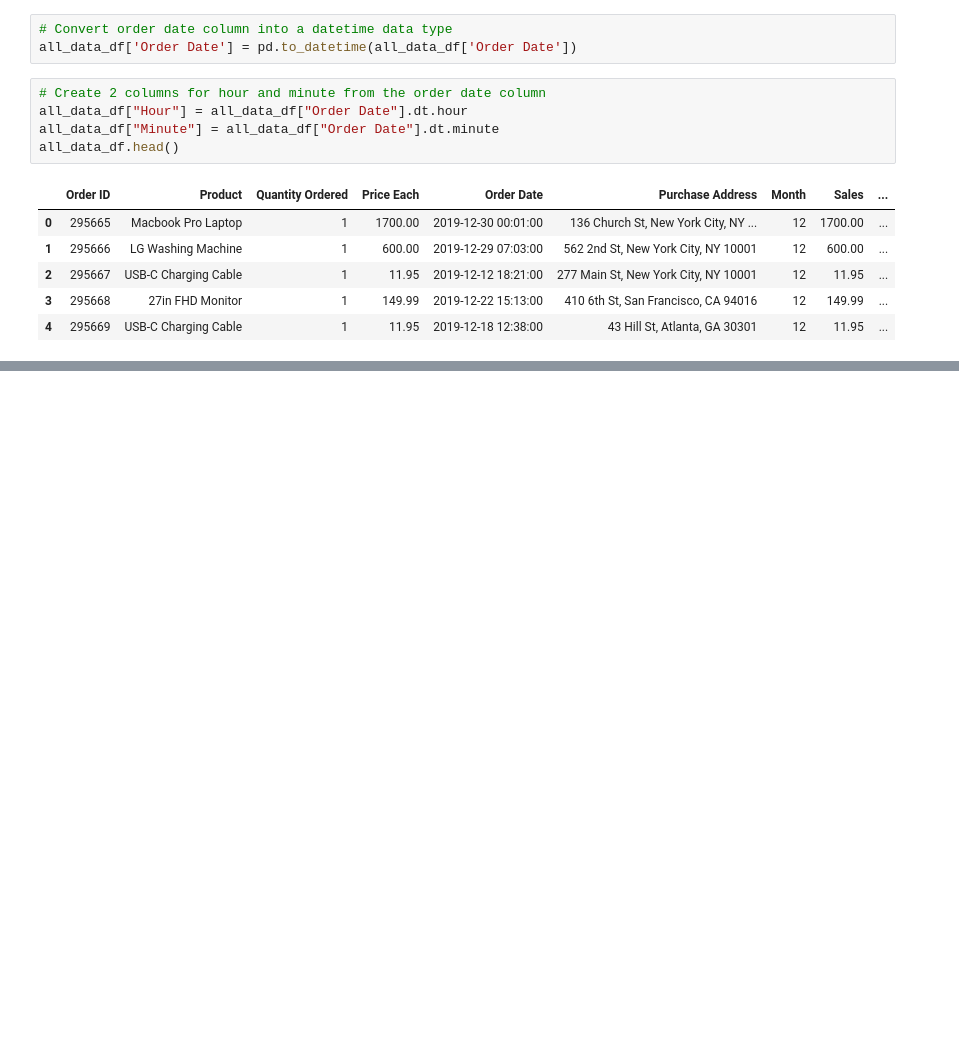
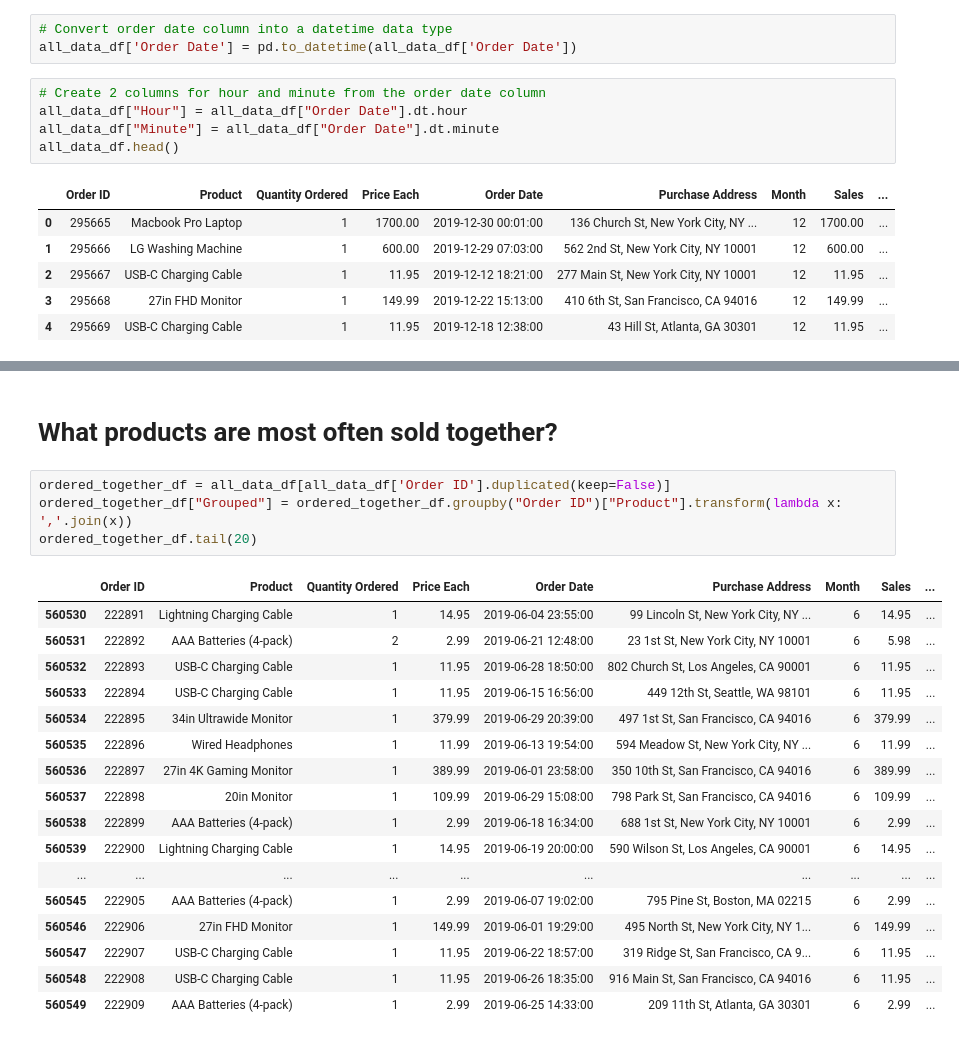
Before and after one commit to bburwinkel0721/Pandas-Data-Science-Tasks, a Jupyter notebook: SalesAnalysis/Analysis.ipynb, the cells around one changed output, grey strips where cells are left out. Saved outputs shown, nothing was run; the diff lists cells and outputs as text; blank space fills up the shorter version.

```diff
--- a/SalesAnalysis/Analysis.ipynb
+++ b/SalesAnalysis/Analysis.ipynb
@@ -257,0 +258,24 @@ plt.show()
+# %% [markdown]
+# What products are most often sold together?
+# %%
+ordered_together_df = all_data_df[all_data_df['Order ID'].duplicated(keep=False)]
+ordered_together_df["Grouped"] = ordered_together_df.groupby("Order ID")["Product"].transform(lambda x: ','.join(x))
+ordered_together_df.tail(20)
+# %% [output]
+|  | Order ID | Product | Quantity Ordered | Price Each | Order Date | Purchase Address | Month | Sales | ... |
+| 560530 | 222891 | Lightning Charging Cable | 1 | 14.95 | 2019-06-04 23:55:00 | 99 Lincoln St, New York City, NY ... | 6 | 14.95 | ... |
+| 560531 | 222892 | AAA Batteries (4-pack) | 2 | 2.99 | 2019-06-21 12:48:00 | 23 1st St, New York City, NY 10001 | 6 | 5.98 | ... |
+| 560532 | 222893 | USB-C Charging Cable | 1 | 11.95 | 2019-06-28 18:50:00 | 802 Church St, Los Angeles, CA 90001 | 6 | 11.95 | ... |
+| 560533 | 222894 | USB-C Charging Cable | 1 | 11.95 | 2019-06-15 16:56:00 | 449 12th St, Seattle, WA 98101 | 6 | 11.95 | ... |
+| 560534 | 222895 | 34in Ultrawide Monitor | 1 | 379.99 | 2019-06-29 20:39:00 | 497 1st St, San Francisco, CA 94016 | 6 | 379.99 | ... |
+| 560535 | 222896 | Wired Headphones | 1 | 11.99 | 2019-06-13 19:54:00 | 594 Meadow St, New York City, NY ... | 6 | 11.99 | ... |
+| 560536 | 222897 | 27in 4K Gaming Monitor | 1 | 389.99 | 2019-06-01 23:58:00 | 350 10th St, San Francisco, CA 94016 | 6 | 389.99 | ... |
+| 560537 | 222898 | 20in Monitor | 1 | 109.99 | 2019-06-29 15:08:00 | 798 Park St, San Francisco, CA 94016 | 6 | 109.99 | ... |
+| 560538 | 222899 | AAA Batteries (4-pack) | 1 | 2.99 | 2019-06-18 16:34:00 | 688 1st St, New York City, NY 10001 | 6 | 2.99 | ... |
+| 560539 | 222900 | Lightning Charging Cable | 1 | 14.95 | 2019-06-19 20:00:00 | 590 Wilson St, Los Angeles, CA 90001 | 6 | 14.95 | ... |
+| ... | ... | ... | ... | ... | ... | ... | ... | ... | ... |
+| 560545 | 222905 | AAA Batteries (4-pack) | 1 | 2.99 | 2019-06-07 19:02:00 | 795 Pine St, Boston, MA 02215 | 6 | 2.99 | ... |
+| 560546 | 222906 | 27in FHD Monitor | 1 | 149.99 | 2019-06-01 19:29:00 | 495 North St, New York City, NY 1... | 6 | 149.99 | ... |
+| 560547 | 222907 | USB-C Charging Cable | 1 | 11.95 | 2019-06-22 18:57:00 | 319 Ridge St, San Francisco, CA 9... | 6 | 11.95 | ... |
+| 560548 | 222908 | USB-C Charging Cable | 1 | 11.95 | 2019-06-26 18:35:00 | 916 Main St, San Francisco, CA 94016 | 6 | 11.95 | ... |
+| 560549 | 222909 | AAA Batteries (4-pack) | 1 | 2.99 | 2019-06-25 14:33:00 | 209 11th St, Atlanta, GA 30301 | 6 | 2.99 | ... |
```
Also changed, not shown: parts of 8 cells of this notebook, 1 other file.
